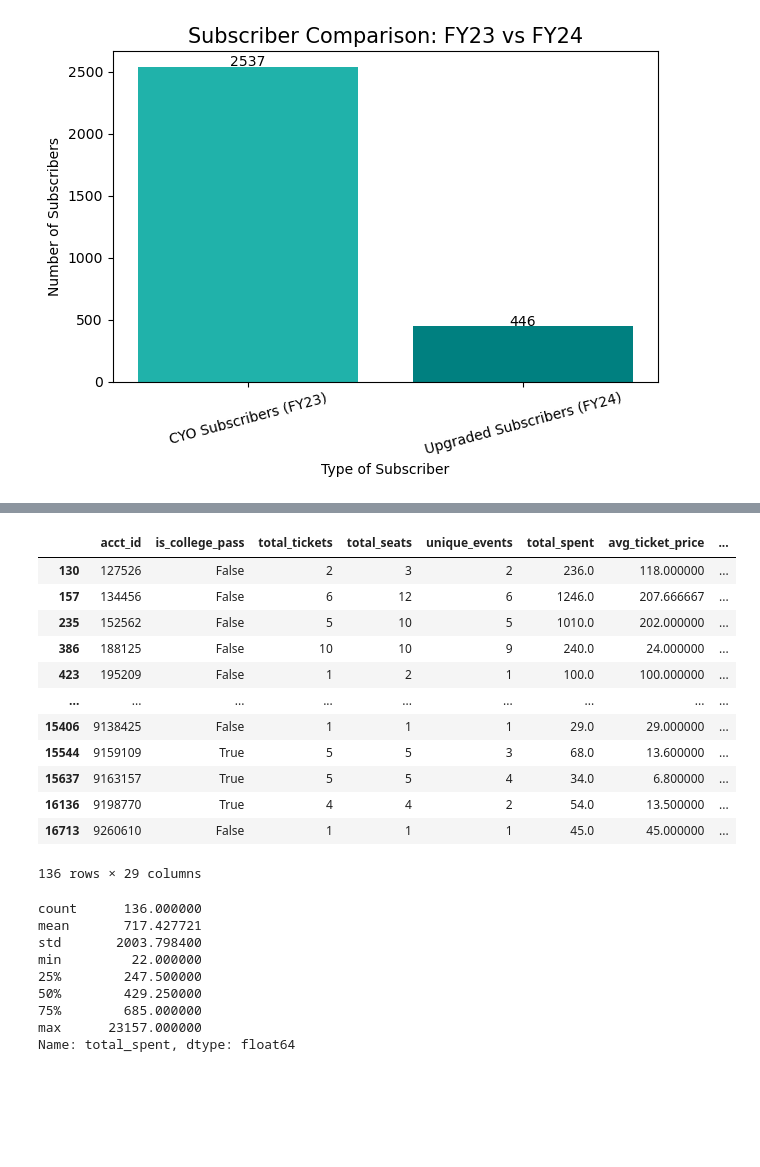
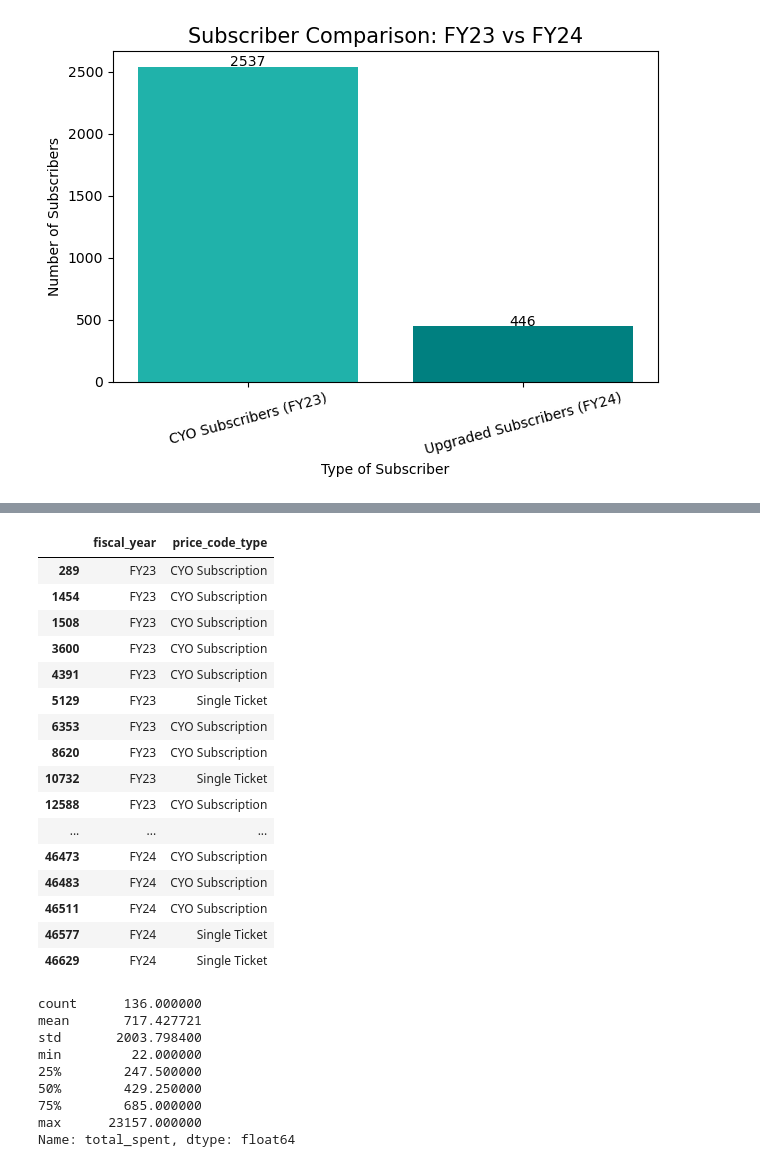
Before and after one commit to gabriela-ilinca/ASO, a Jupyter notebook: briana_workbook.ipynb, the cells around one changed output, grey strips where cells are left out. Drawn from its saved outputs; the diff is of its cells as text; code cells hidden in the pictures; blank space fills up the shorter version.

```diff
--- a/briana_workbook.ipynb
+++ b/briana_workbook.ipynb
@@ -262,22 +377,27 @@ CYO23_patron # this is the id's that were CYO in 2023 in patron_summary
 # %%
 # were all of the account ids in the master_tickets found in the patron summary?
 CYO23_patron = patron_2023[patron_2023['acct_id'].isin(CYO23_df['acct_id'])]
-CYO23_patron
 #display(CYO23_patron.columns)
-# %% [output]
-|  | acct_id | is_college_pass | total_tickets | total_seats | unique_events | total_spent | avg_ticket_price | ... |
-| 130 | 127526 | False | 2 | 3 | 2 | 236.0 | 118.000000 | ... |
-| 157 | 134456 | False | 6 | 12 | 6 | 1246.0 | 207.666667 | ... |
-| 235 | 152562 | False | 5 | 10 | 5 | 1010.0 | 202.000000 | ... |
-| 386 | 188125 | False | 10 | 10 | 9 | 240.0 | 24.000000 | ... |
-| 423 | 195209 | False | 1 | 2 | 1 | 100.0 | 100.000000 | ... |
-| ... | ... | ... | ... | ... | ... | ... | ... | ... |
-| 15406 | 9138425 | False | 1 | 1 | 1 | 29.0 | 29.000000 | ... |
-| 15544 | 9159109 | True | 5 | 5 | 3 | 68.0 | 13.600000 | ... |
-| 15637 | 9163157 | True | 5 | 5 | 4 | 34.0 | 6.800000 | ... |
-| 16136 | 9198770 | True | 4 | 4 | 2 | 54.0 | 13.500000 | ... |
-| 16713 | 9260610 | False | 1 | 1 | 1 | 45.0 | 45.000000 | ... |
-136 rows × 29 columns
+# %%
+df[df['acct_id'] == 100378][['fiscal_year', 'price_code_type']]
+# %% [output]
+|  | fiscal_year | price_code_type |
+| 289 | FY23 | CYO Subscription |
+| 1454 | FY23 | CYO Subscription |
+| 1508 | FY23 | CYO Subscription |
+| 3600 | FY23 | CYO Subscription |
+| 4391 | FY23 | CYO Subscription |
+| 5129 | FY23 | Single Ticket |
+| 6353 | FY23 | CYO Subscription |
+| 8620 | FY23 | CYO Subscription |
+| 10732 | FY23 | Single Ticket |
+| 12588 | FY23 | CYO Subscription |
+| ... | ... | ... |
+| 46473 | FY24 | CYO Subscription |
+| 46483 | FY24 | CYO Subscription |
+| 46511 | FY24 | CYO Subscription |
+| 46577 | FY24 | Single Ticket |
+| 46629 | FY24 | Single Ticket |
 # %%
 CYO23_patron['total_spent'].describe()
 # %% [output]
```
Also changed, not shown: parts of 7 cells of this notebook.
